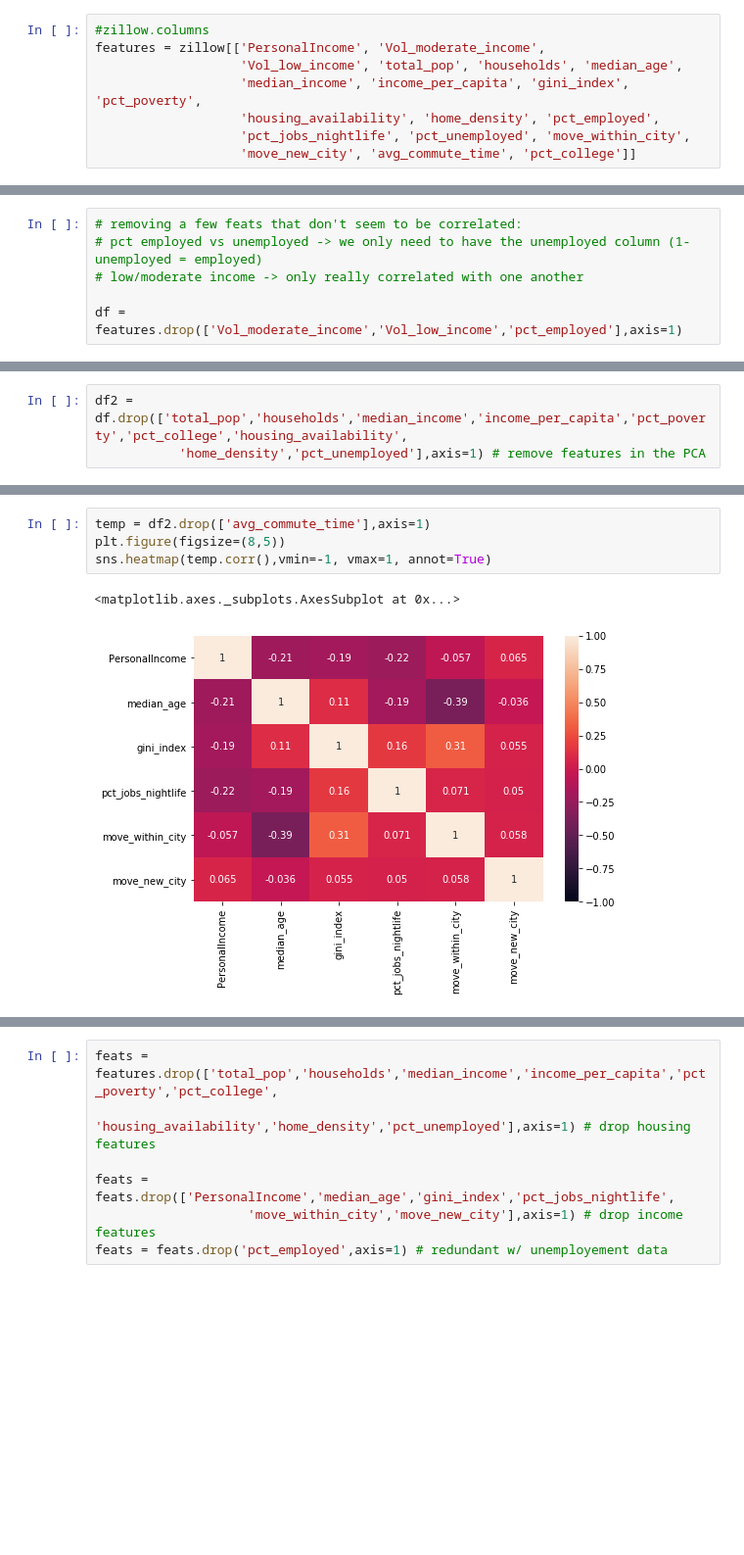
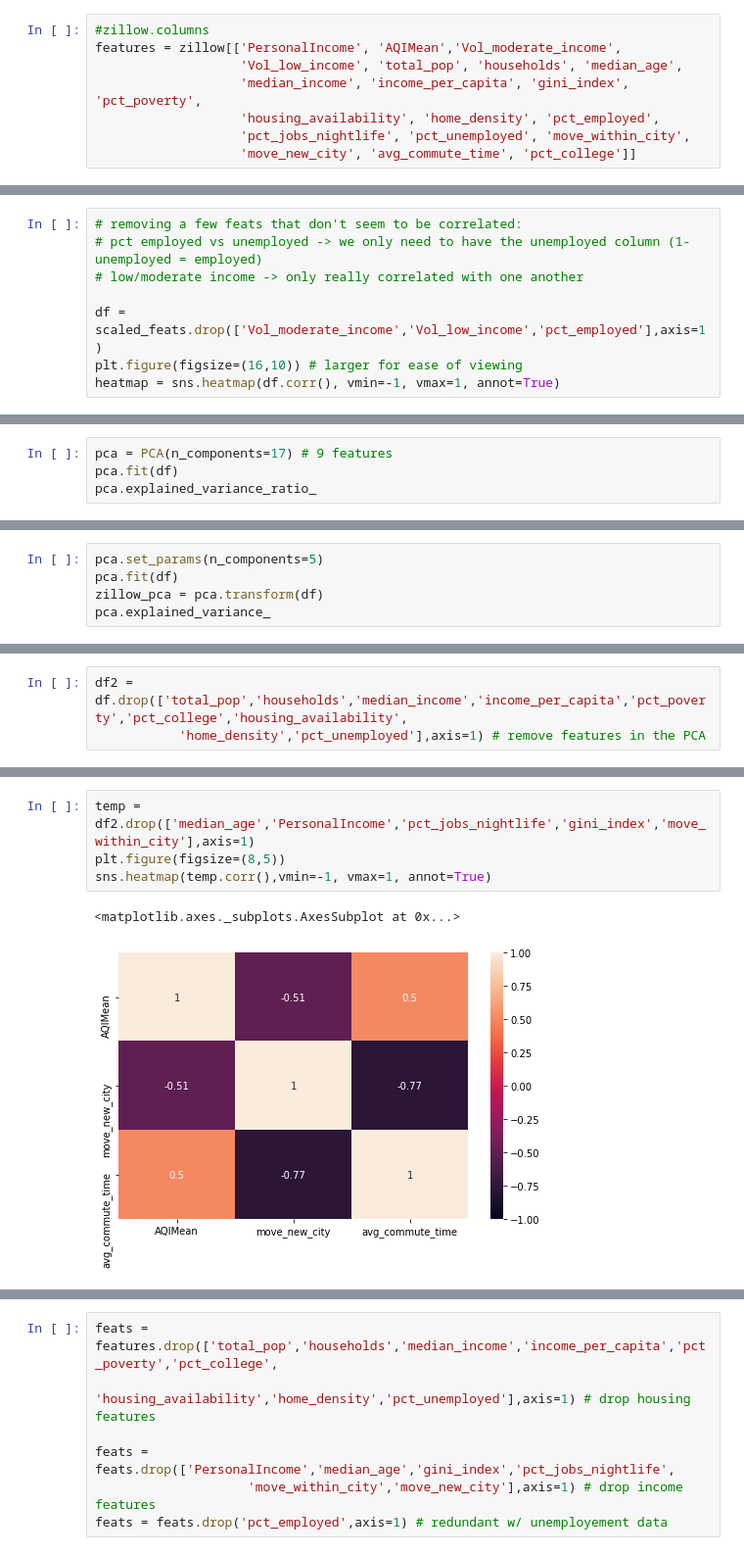
Before and after one commit to EugeniaDickson/zillow_rent_index, a Jupyter notebook: casey/PCA.ipynb, the cells around one changed output, grey strips where cells are left out. Shown at 98% size. Cells and saved outputs as stored; diff of their text form; blank space fills up the shorter version.

```diff
--- a/casey/PCA.ipynb
+++ b/casey/PCA.ipynb
@@ -7,7 +11,7 @@ import pandas as pd
 zillow = pd.read_csv('../../data/zillow_full_imputed.csv')
 # %%
 #zillow.columns
-features = zillow[['PersonalIncome', 'Vol_moderate_income',
+features = zillow[['PersonalIncome', 'AQIMean','Vol_moderate_income',
                    'Vol_low_income', 'total_pop', 'households', 'median_age',
                    'median_income', 'income_per_capita', 'gini_index', 'pct_poverty',
                    'housing_availability', 'home_density', 'pct_employed',
@@ -42,4 +50,6 @@ heatmap.set_title('Feature Correlation Heatmap', fontdict={'fontsize':12}, pad=1
 # pct employed vs unemployed -> we only need to have the unemployed column (1-unemployed = employed)
 # low/moderate income -> only really correlated with one another
 
-df = features.drop(['Vol_moderate_income','Vol_low_income','pct_employed'],axis=1)
+df = scaled_feats.drop(['Vol_moderate_income','Vol_low_income','pct_employed'],axis=1)
+plt.figure(figsize=(16,10)) # larger for ease of viewing
+heatmap = sns.heatmap(df.corr(), vmin=-1, vmax=1, annot=True)
@@ -54,0 +58,4 @@ heatmap = sns.heatmap(df.corr(), vmin=-1, vmax=1, annot=True)
+# %%
+pca = PCA(n_components=17) # 9 features
+pca.fit(df)
+pca.explained_variance_ratio_
@@ -54,0 +77,5 @@ heatmap = sns.heatmap(df.corr(), vmin=-1, vmax=1, annot=True)
+# %%
+pca.set_params(n_components=5)
+pca.fit(df)
+zillow_pca = pca.transform(df)
+pca.explained_variance_
@@ -122,7 +272,7 @@ sns.heatmap(df2.corr(),vmin=-1, vmax=1, annot=True)
 # %%
-temp = df2.drop(['avg_commute_time'],axis=1)
+temp = df2.drop(['median_age','PersonalIncome','pct_jobs_nightlife','gini_index','move_within_city'],axis=1)
 plt.figure(figsize=(8,5))
 sns.heatmap(temp.corr(),vmin=-1, vmax=1, annot=True)
 # %% [output]
 <matplotlib.axes._subplots.AxesSubplot at 0x...>
-[figure, old version]
+[figure, new version]
```
Also changed, not shown: parts of 40 cells of this notebook.
